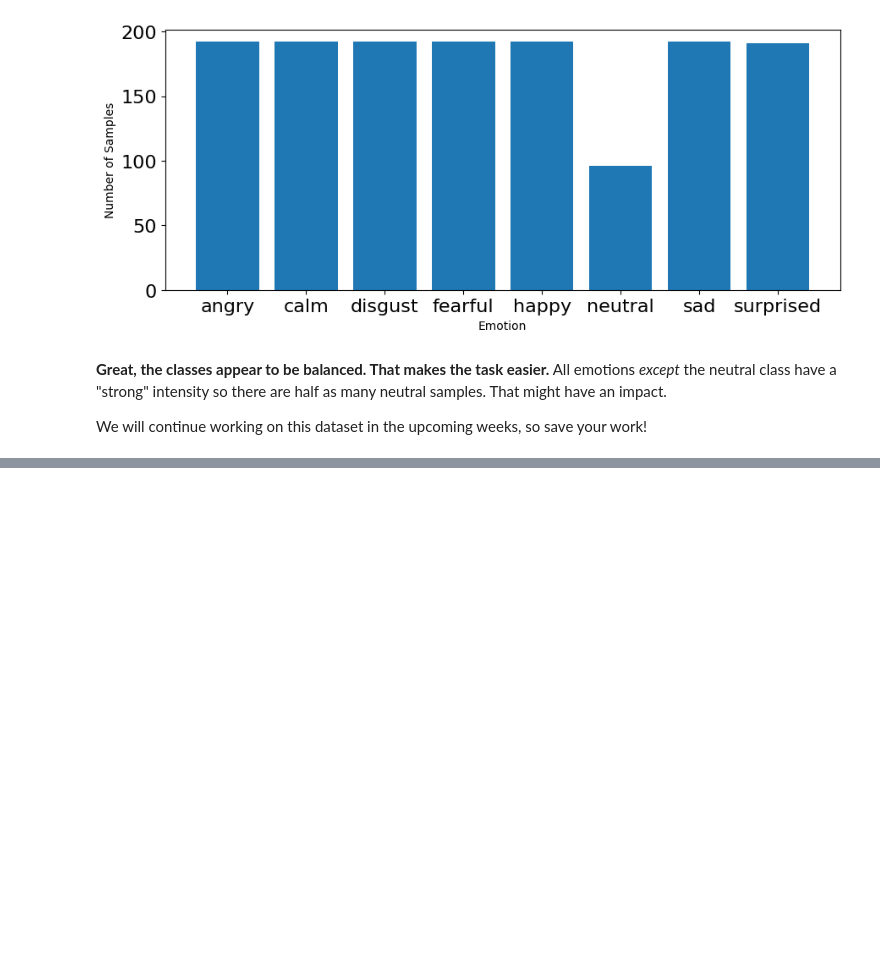
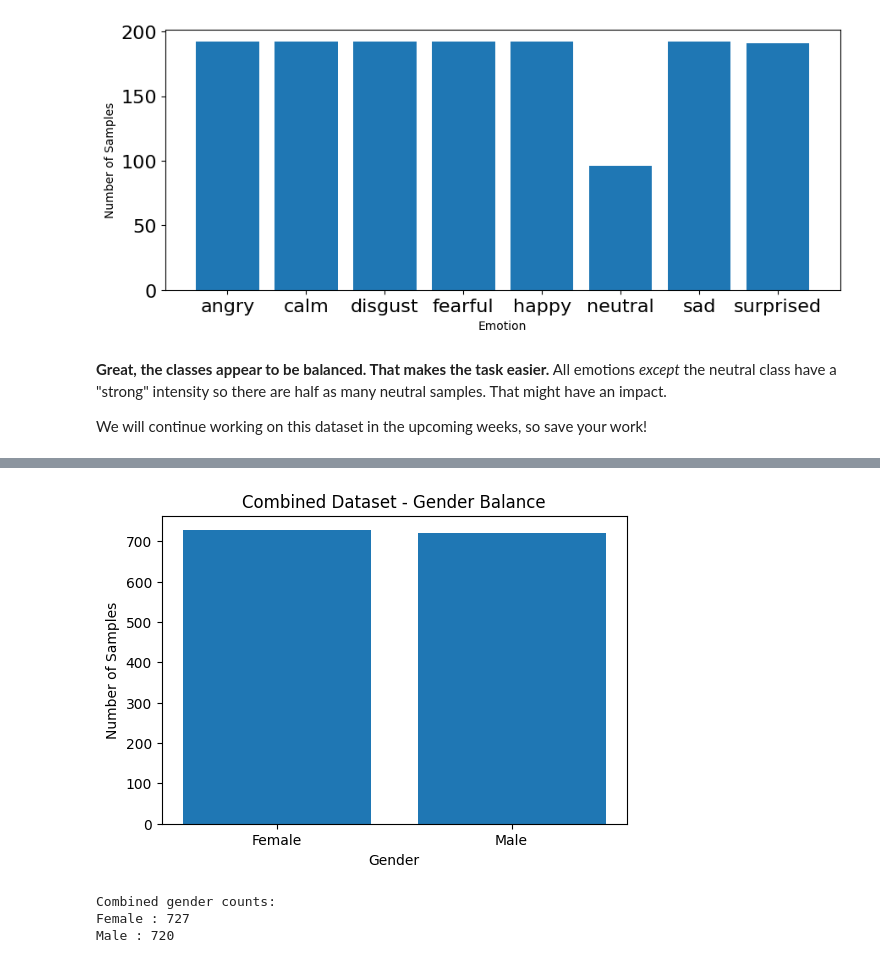
Before and after one commit to mahla-aghapour/Week2-DataPreprocessing, a Jupyter notebook: Week 2.ipynb, the cells around one changed output, grey strips where cells are left out. Cells and saved outputs as stored; diff of their text form; code cells hidden in the pictures; blank space fills up the shorter version.

```diff
--- a/Week 2.ipynb
+++ b/Week 2.ipynb
@@ -877,0 +852,20 @@ Name: count, dtype: int64
+# %%
+# 4) Gender in the combined dataset
+gender_list, gender_count = np.unique(combined_gender, return_counts=True)
+
+plt.figure(figsize=(6,4))
+plt.bar(x=range(len(gender_list)), height=gender_count)
+plt.xticks(ticks=range(len(gender_list)), labels=gender_list)
+plt.xlabel("Gender")
+plt.ylabel("Number of Samples")
+plt.title("Combined Dataset - Gender Balance")
+plt.show()
+
+print("Combined gender counts:")
+for g, number in zip(gender_list, gender_count):
+    print(g, ":", number)
+# %% [output]
+[figure, added]
+Combined gender counts:
+Female : 727
+Male : 720
```
Also changed, not shown: parts of 21 cells of this notebook.
